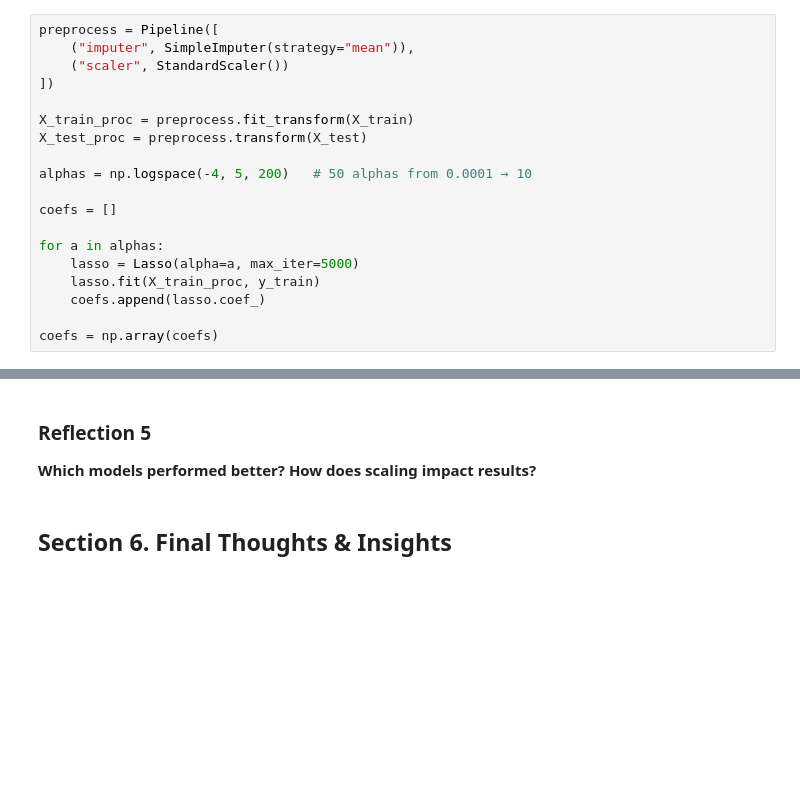
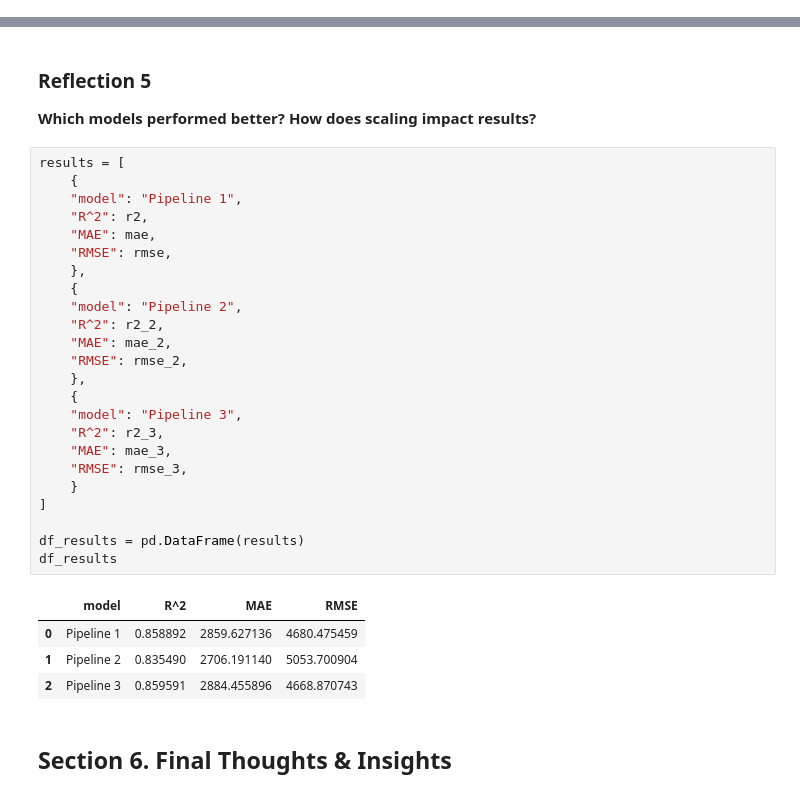
Before and after one commit to reedbc1/ml_regression_brendan, a Jupyter notebook: notebooks/ml_regression_brendan.ipynb, the cells around one changed output, grey strips where cells are left out. Saved outputs shown, nothing was run; the diff lists cells and outputs as text; blank space fills up the shorter version.

```diff
--- a/notebooks/ml_regression_brendan.ipynb
+++ b/notebooks/ml_regression_brendan.ipynb
@@ -369,19 +366,0 @@ RMSE: 4680.4755
-# %%
-preprocess = Pipeline([
-    ("imputer", SimpleImputer(strategy="mean")),
-    ("scaler", StandardScaler())
-])
-
-X_train_proc = preprocess.fit_transform(X_train)
-X_test_proc = preprocess.transform(X_test)
-
-alphas = np.logspace(-4, 5, 200)   # 50 alphas from 0.0001 → 10
-
-coefs = []
-
-for a in alphas:
-    lasso = Lasso(alpha=a, max_iter=5000)
-    lasso.fit(X_train_proc, y_train)
-    coefs.append(lasso.coef_)
-
-coefs = np.array(coefs)
@@ -436,6 +441,35 @@ RMSE: 5053.7009
 # %% [markdown]
 ### Reflection 5
 <b>Which models performed better? How does scaling impact results?</b>
+# %%
+results = [
+    {
+    "model": "Pipeline 1",
+    "R^2": r2,
+    "MAE": mae,
+    "RMSE": rmse,
+    },
+    {
+    "model": "Pipeline 2",
+    "R^2": r2_2,
+    "MAE": mae_2,
+    "RMSE": rmse_2,
+    },
+    {
+    "model": "Pipeline 3",
+    "R^2": r2_3,
+    "MAE": mae_3,
+    "RMSE": rmse_3,
+    }
+]
+
+df_results = pd.DataFrame(results)
+df_results
+# %% [output]
+|  | model | R^2 | MAE | RMSE |
+| 0 | Pipeline 1 | 0.858892 | 2859.627136 | 4680.475459 |
+| 1 | Pipeline 2 | 0.835490 | 2706.191140 | 5053.700904 |
+| 2 | Pipeline 3 | 0.859591 | 2884.455896 | 4668.870743 |
 # %% [markdown]
 ## Section 6. Final Thoughts & Insights
 # %% [markdown]
```
Also changed, not shown: parts of 7 cells of this notebook.
